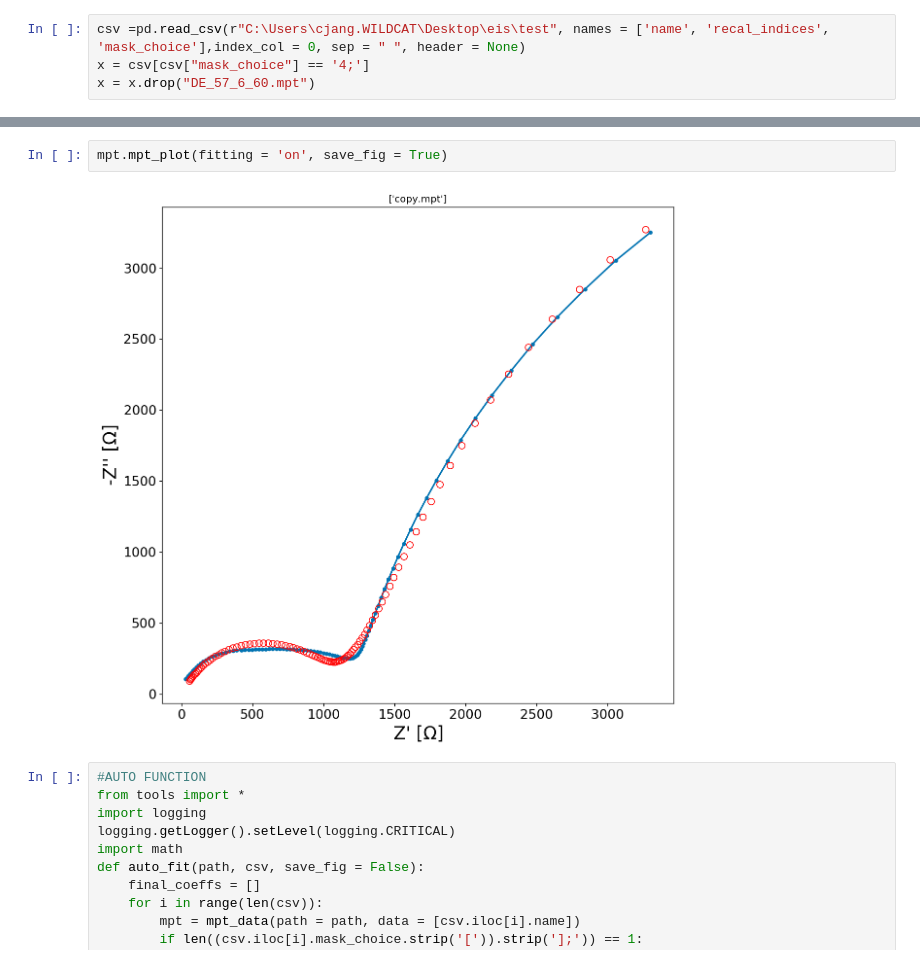
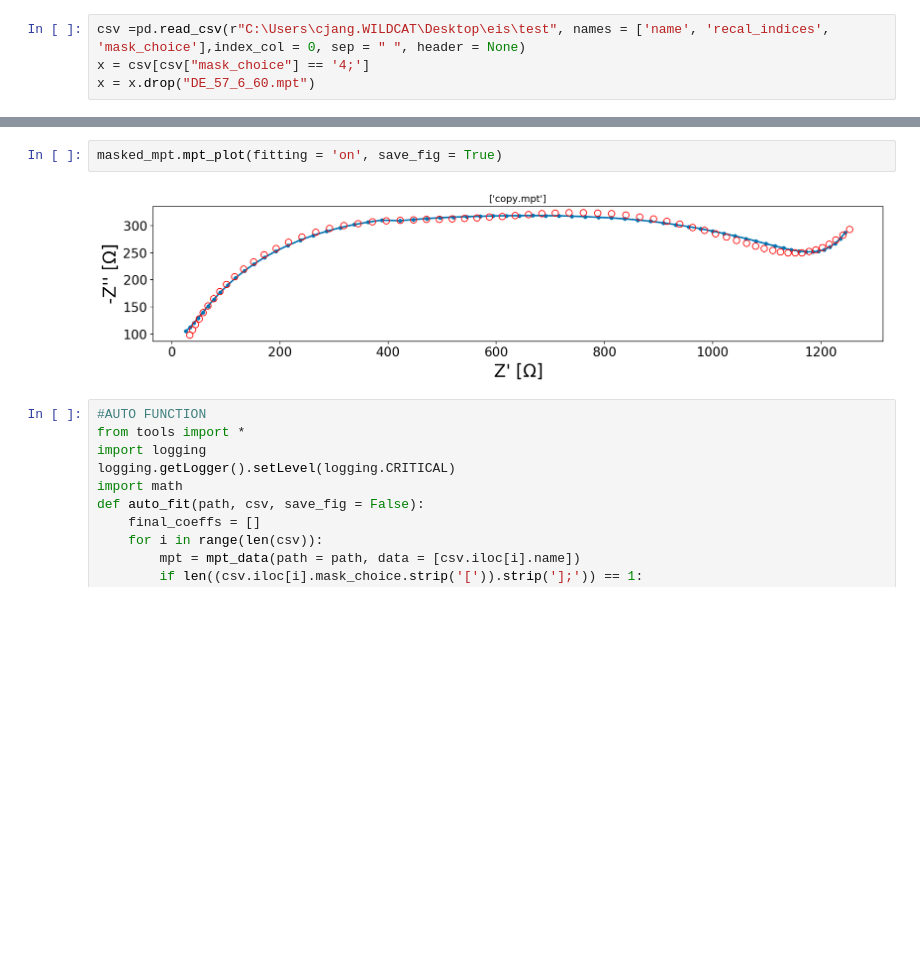
Before and after one commit to WildcatDiscovery/EIS_Manager, a Jupyter notebook: utils/auto.ipynb, the cells around one changed output, grey strips where cells are left out. Drawn from its saved outputs; the diff is of its cells as text; blank space fills up the shorter version.

```diff
--- a/utils/auto.ipynb
+++ b/utils/auto.ipynb
@@ -51,7 +44,7 @@ mpt.guesser()
 # %%
-mpt.mpt_plot(fitting = 'on', save_fig = True)
+masked_mpt.mpt_plot(fitting = 'on', save_fig = True)
 # %% [output]
-[figure, old version]
+[figure, new version]
 # %%
 #AUTO FUNCTION
 from tools import *
```
Also changed, not shown: parts of 3 cells of this notebook, 3 other files.
